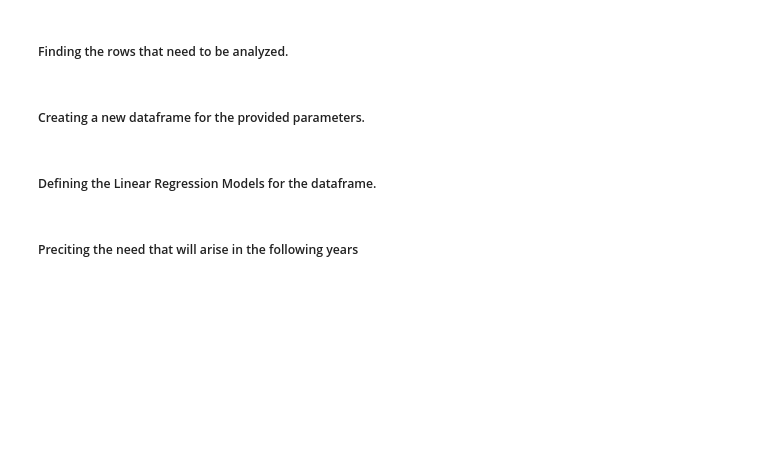
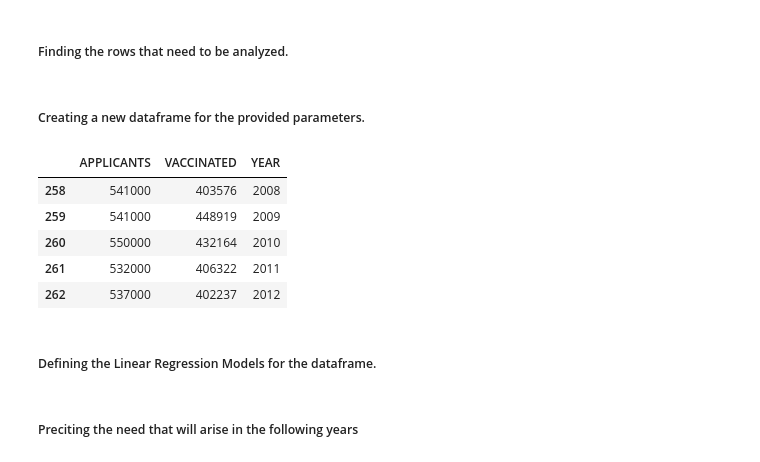
Before and after one commit to ota0912/Vaccine-Procurement-Predictor, a Jupyter notebook: notebook/prediction.ipynb, the cells around one changed output. Drawn from its saved outputs; the diff is of its cells as text; code cells hidden in the pictures; blank space fills up the shorter version.

```diff
--- a/notebook/prediction.ipynb
+++ b/notebook/prediction.ipynb
@@ -22,7 +22,14 @@ df = df[(df["VACCINE"]==vaccine) & (df["STATE"]==state)]
 # %%
 df = df.drop("STATE",axis = 1)
 df = df.drop("VACCINE",axis = 1)
-df
+df.head(5)
+# %% [output]
+|  | APPLICANTS | VACCINATED | YEAR |
+| 258 | 541000 | 403576 | 2008 |
+| 259 | 541000 | 448919 | 2009 |
+| 260 | 550000 | 432164 | 2010 |
+| 261 | 532000 | 406322 | 2011 |
+| 262 | 537000 | 402237 | 2012 |
 # %%
 x = df["YEAR"]
 y = df["APPLICANTS"]
```
Also changed, not shown: parts of 3 cells of this notebook.
